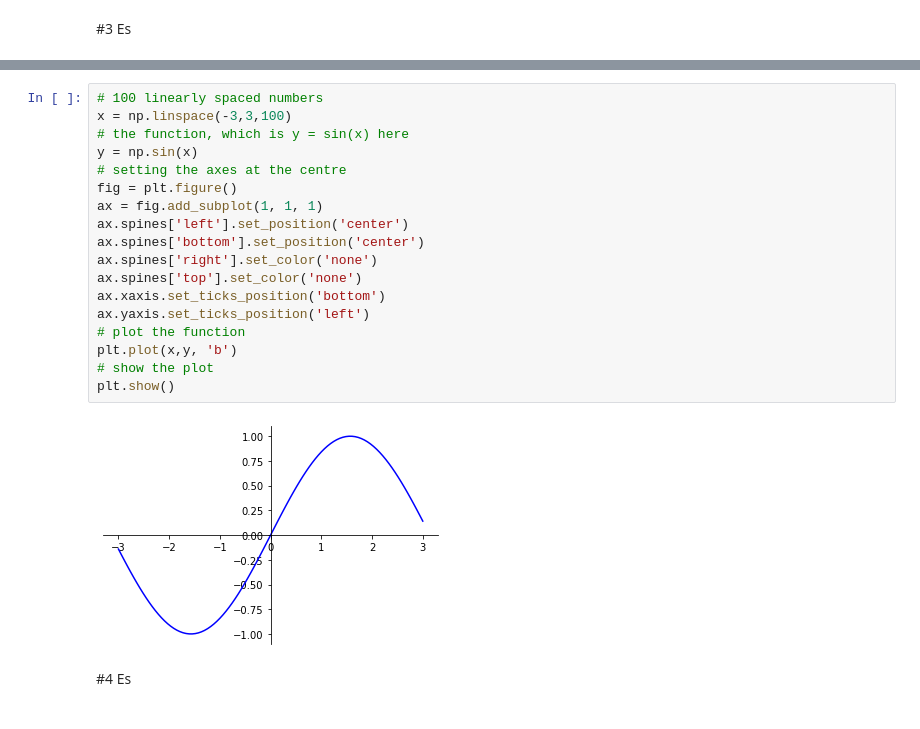
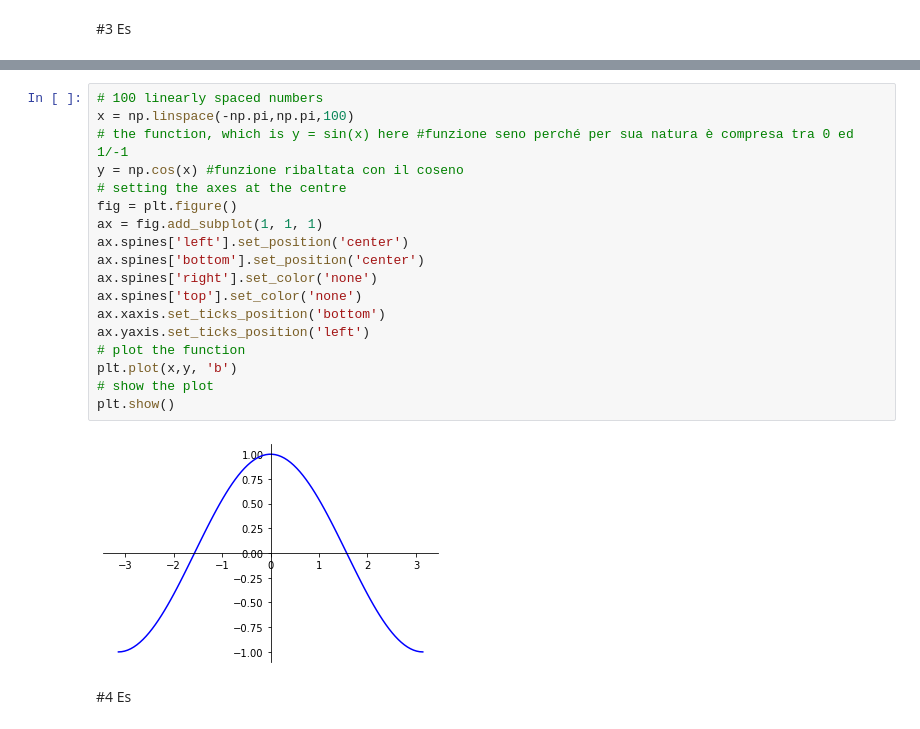
Before and after one commit to karanxhagiulia/Data_Mining, a Jupyter notebook: Matplotlib/Esercizi_Matplotlib_Karanxha_Giulia.ipynb, the cells around one changed output, grey strips where cells are left out. Drawn from its saved outputs; the diff is of its cells as text.

```diff
--- a/Matplotlib/Esercizi_Matplotlib_Karanxha_Giulia.ipynb
+++ b/Matplotlib/Esercizi_Matplotlib_Karanxha_Giulia.ipynb
@@ -42,23 +65,23 @@ plt.plot(x,y, '-g');
 # %%
 # 100 linearly spaced numbers
-x = np.linspace(-3,3,100)
-# the function, which is y = sin(x) here
-y = np.sin(x)
+x = np.linspace(-np.pi,np.pi,100)
+# the function, which is y = sin(x) here #funzione seno perché per sua natura è compresa tra 0 ed 1/-1
+y = np.cos(x) #funzione ribaltata con il coseno
 # setting the axes at the centre
 fig = plt.figure()
 ax = fig.add_subplot(1, 1, 1)
 ax.spines['left'].set_position('center')
 ax.spines['bottom'].set_position('center')
 ax.spines['right'].set_color('none')
 ax.spines['top'].set_color('none')
 ax.xaxis.set_ticks_position('bottom')
 ax.yaxis.set_ticks_position('left')
 # plot the function
 plt.plot(x,y, 'b')
 # show the plot
 plt.show()
 # %% [output]
-[figure, old version]
+[figure, new version]
 # %% [markdown]
 #4 Es
 # %%
```
Also changed, not shown: parts of 9 cells of this notebook.
